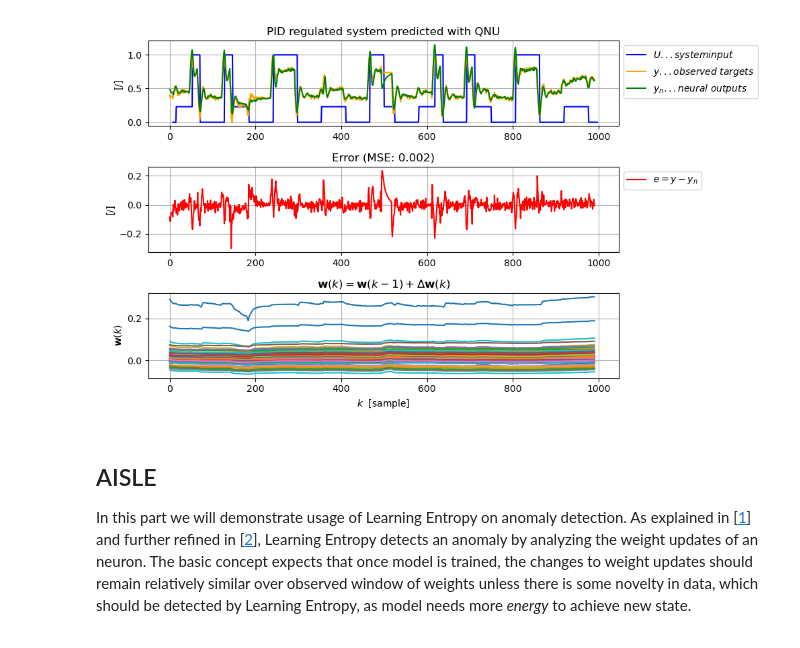
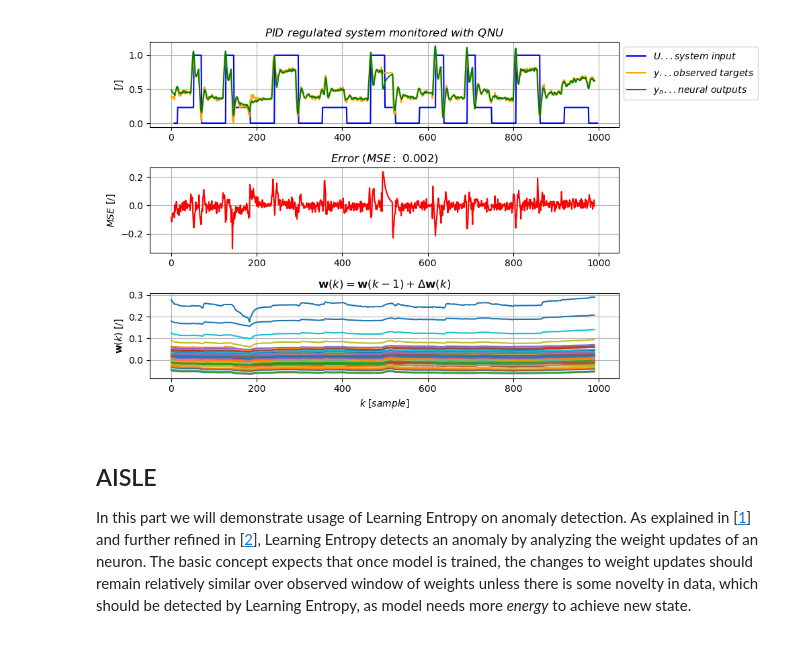
Before and after one commit to carnosi/AISLEX, a Jupyter notebook: examples/Example_1_Dynamic_System.ipynb, the cells around one changed output. Saved outputs shown, nothing was run; the diff lists cells and outputs as text; code cells hidden in the pictures.

```diff
--- a/examples/Example_1_Dynamic_System.ipynb
+++ b/examples/Example_1_Dynamic_System.ipynb
@@ -136,34 +140,35 @@ Epoch 2 Mean Squared Error: 0.002419665835294801
 # %%
 # Visualize model prediction
 error = round(epoch_error, 3)
 
 plt.figure(figsize=(10, 6))
 # Plot observed target and neural output
 ax1 = plt.subplot(311)
-plt.title("PID regulated system predicted with QNU")
-plt.plot(data_normalized["Input"][max(nu, ny) : -prediction_horizon], "b", label=r"$U ... system input$")
+plt.title(r"$PID \ regulated \ system \ monitored \ with \ QNU$")
+plt.plot(data_normalized["Input"][max(nu, ny) : -prediction_horizon], "b", label=r"$U ... system \ input$")
 plt.plot(y, "orange", label=r"$y ... observed \ targets$")
 plt.plot(yn, "g", label=r"$y_n ... neural \ outputs$")
-plt.ylabel("[/]")
+plt.ylabel(r"$[/]$")
 plt.legend(loc="upper left", bbox_to_anchor=(1, 1))
 plt.grid()
 
 # Plot error between observed targets and neural outputs
 ax2 = plt.subplot(312, sharex=ax1)
 plt.plot(e, "r", label=r"$e=y-y_n$")
-plt.title(f"Error (MSE: {error})")
-plt.ylabel("[/]")
-plt.legend(loc="upper left", bbox_to_anchor=(1, 1))
+plt.title(rf"$Error \ (MSE: \ {error})$")
+plt.ylabel(r"$MSE \ [/]$")
+# plt.legend(loc="upper left", bbox_to_anchor=(1, 1))
 plt.grid()
 
 # Plot weights adaptation
 ax3 = plt.subplot(313, sharex=ax1)
-plt.plot(wall), plt.ylabel(r"$\mathbf{w}(k)$")
+plt.plot(wall)
 plt.title(r"$\mathbf{w}(k)=\mathbf{w}(k-1)+\Delta \mathbf{w}(k)$")
+plt.ylabel(r"$\mathbf{w}(k) \ [/]$")
+plt.xlabel(r"$k \ [sample]$")
 plt.grid()
-plt.xlabel(r"$k$  [sample]")
 
 plt.tight_layout()
 plt.show()
 # %% [output]
-[figure, old version]
+[figure, new version]
```
Also changed, not shown: parts of 14 cells of this notebook.
